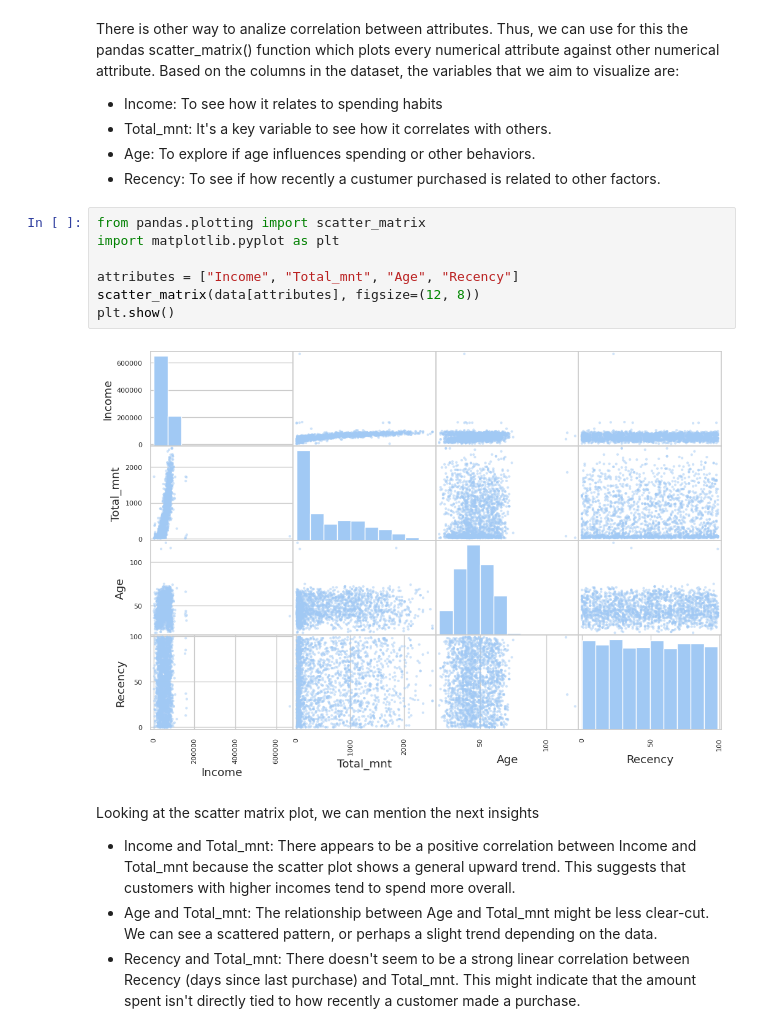
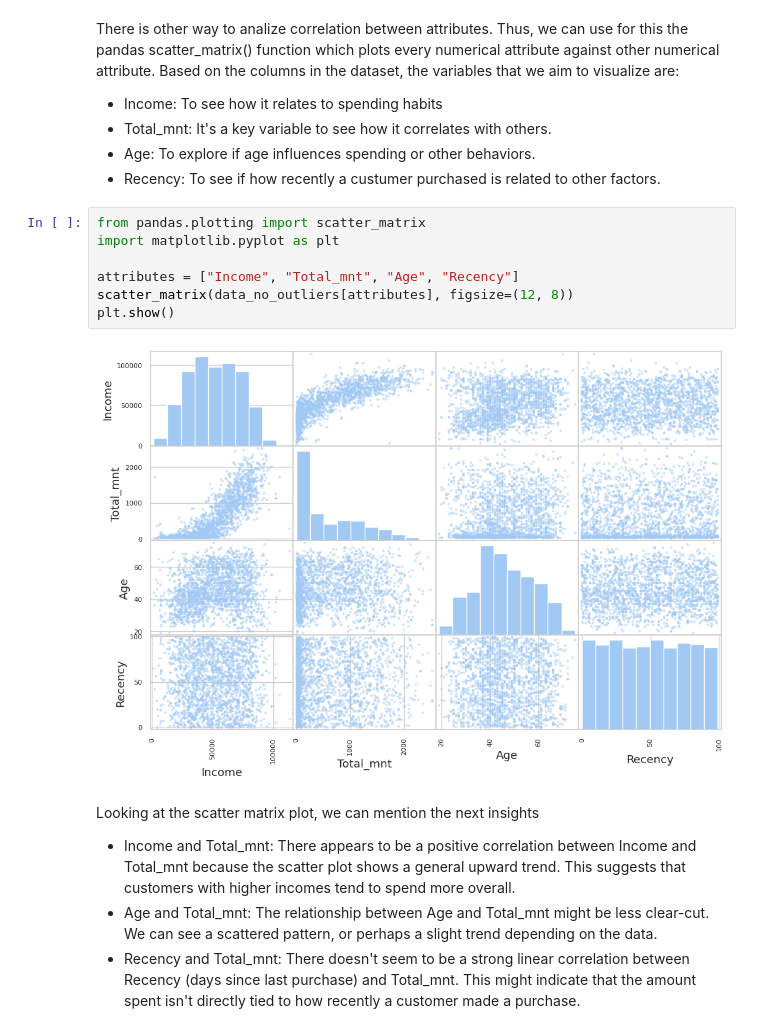
Before and after one commit to valentinpylypchuk/AAA-ML-Project-2025-26, a Jupyter notebook: Project.ipynb, the cells around one changed output. Drawn from its saved outputs; the diff is of its cells as text.

```diff
--- a/Project.ipynb
+++ b/Project.ipynb
@@ -665,12 +672,12 @@ There is other way to analize correlation between attributes. Thus, we can use f
 # %%
 from pandas.plotting import scatter_matrix
 import matplotlib.pyplot as plt
 
 attributes = ["Income", "Total_mnt", "Age", "Recency"]
-scatter_matrix(data[attributes], figsize=(12, 8))
+scatter_matrix(data_no_outliers[attributes], figsize=(12, 8))
 plt.show()
 # %% [output]
-[figure, old version]
+[figure, new version]
 # %% [markdown]
 Looking at the scatter matrix plot, we can mention the next insights
 *   Income and Total_mnt: There appears to be a positive correlation between Income and Total_mnt because the scatter plot shows a general upward trend. This suggests that customers with higher incomes tend to spend more overall.
```
Also changed, not shown: parts of 4 cells of this notebook.
